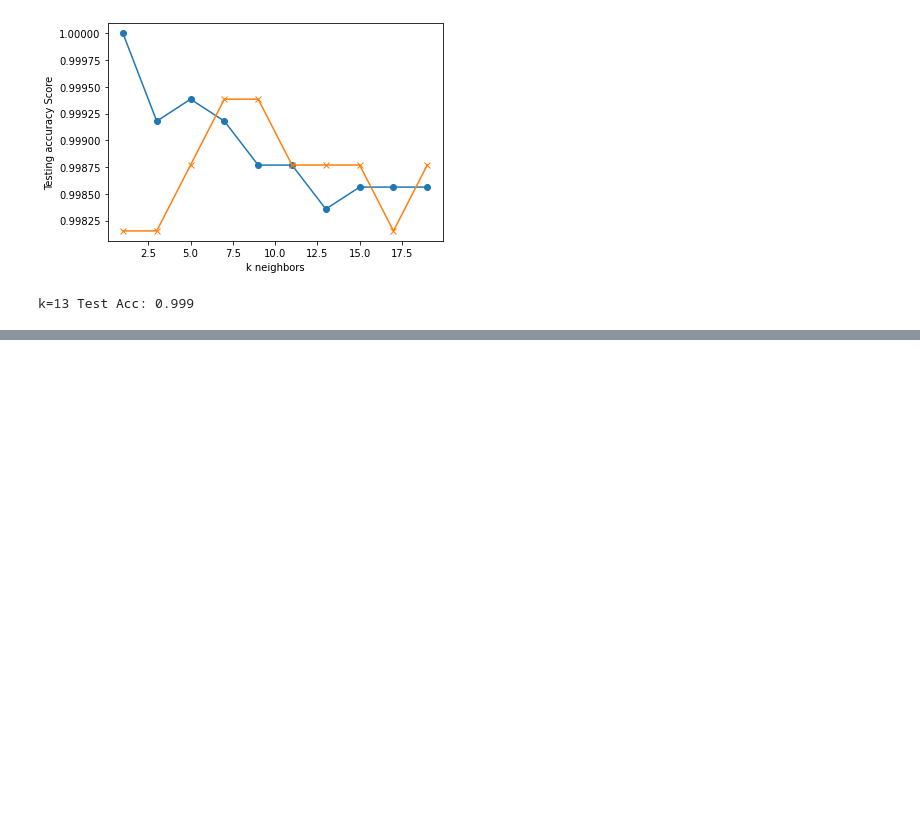
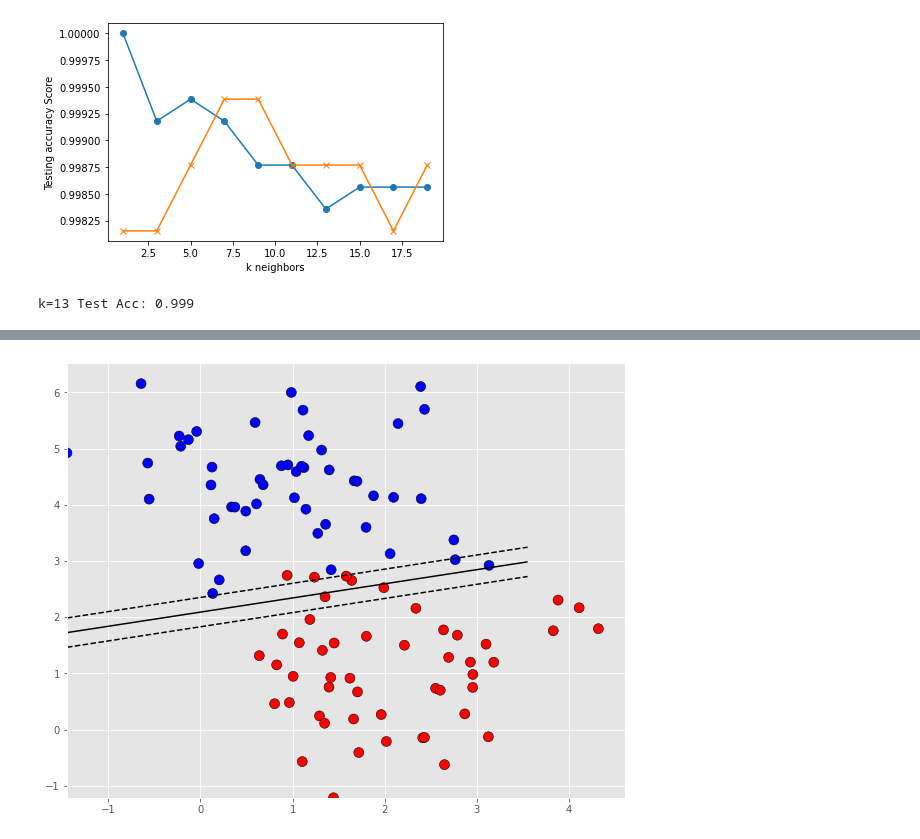
Before and after one commit to JuliaAlsop/The-Quality-of-Wine, a Jupyter notebook: wine_quality.ipynb, the cells around one changed output, grey strips where cells are left out. Cells and saved outputs as stored; diff of their text form; code cells hidden in the pictures; blank space fills up the shorter version.

```diff
--- a/wine_quality.ipynb
+++ b/wine_quality.ipynb
@@ -165,0 +213,28 @@ k=13 Test Acc: 0.999
+# %%
+# Split data into training and testing
+from sklearn.model_selection import train_test_split
+X_train, X_test, y_train, y_test = train_test_split(X, y, random_state=42)
+# %%
+# Fit to the training data and validate with the test data
+model = SVC(kernel='linear')
+model.fit(X_train, y_train)
+predictions = model.predict(X_test)
+# %%
+# Plot the decision boundaries
+x_min = X[:, 0].min()
+x_max = X[:, 0].max()
+y_min = X[:, 1].min()
+y_max = X[:, 1].max()
+
+XX, YY = np.mgrid[x_min:x_max, y_min:y_max]
+Z = model.decision_function(np.c_[XX.ravel(), YY.ravel()])
+
+# Put the result into a color plot
+Z = Z.reshape(XX.shape)
+# plt.pcolormesh(XX, YY, Z > 0, cmap=plt.cm.Paired)
+plt.contour(XX, YY, Z, colors=['k', 'k', 'k'],
+            linestyles=['--', '-', '--'], levels=[-.5, 0, .5])
+plt.scatter(X[:, 0], X[:, 1], c=y, cmap='bwr', edgecolor='k', s=100)
+plt.show()
+# %% [output]
+[figure, added]
```
Also changed, not shown: parts of 13 cells of this notebook.
